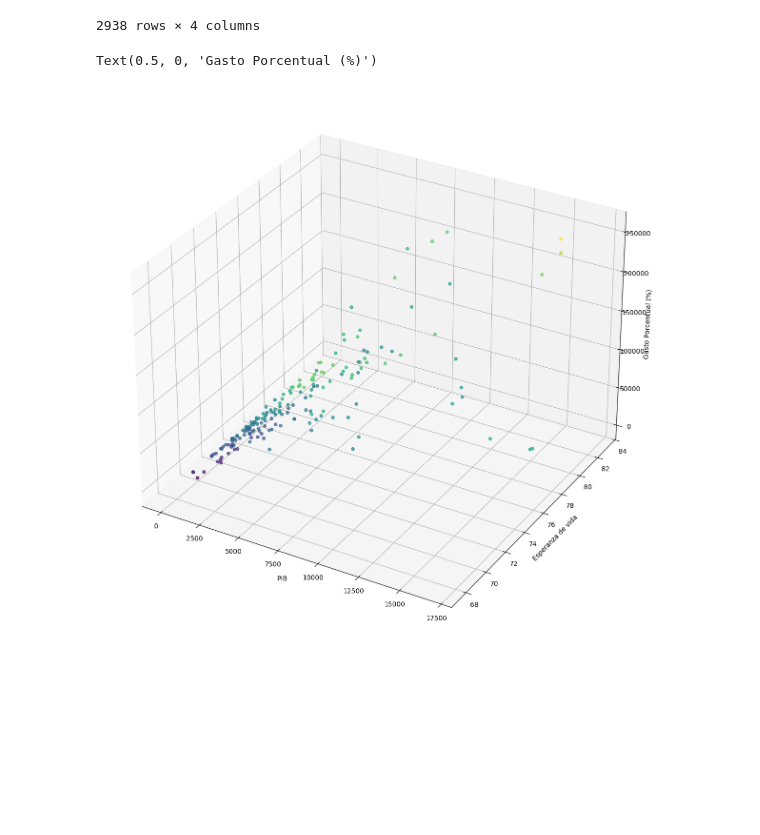
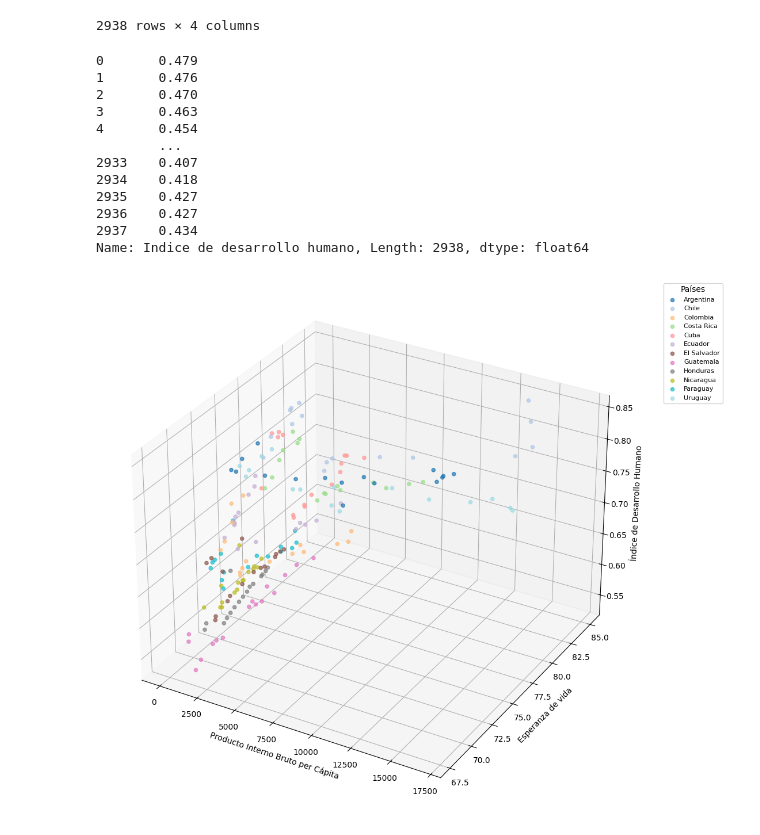
Before and after one commit to Korancito/LifeE.01.Coder, a Jupyter notebook: Nootebooks/Descriptivo.ipynb, the cells around one changed output. Cells and saved outputs as stored; diff of their text form; code cells hidden in the pictures; blank space fills up the shorter version.

```diff
--- a/Nootebooks/Descriptivo.ipynb
+++ b/Nootebooks/Descriptivo.ipynb
@@ -74,11 +75,11 @@ rename_columns = {
     'Total expenditure': 'Gasto total',
     'Diphtheria ': 'Difteria',
     ' HIV/AIDS': 'VIH/SIDA',
-    'GDP': 'PIB',
+    'GDP': 'PIBPC',
     'Population': 'Población',
     ' thinness  1-19 years': 'Delgadez 1-19 años',
     ' thinness 5-9 years': 'Delgadez 5-9 años',
-    'Income composition of resources': 'Composición de ingresos de recursos',
+    'Income composition of resources': 'Indice de desarrollo humano',
     'Schooling': 'Escolaridad'
 }
 # %% [markdown]
@@ -140,11 +141,11 @@ dfrenamed['IMC'] = imputer.fit_transform(dfrenamed[['IMC']])
 dfrenamed['Polio'] = imputer.fit_transform(dfrenamed[['Polio']])
 dfrenamed['Gasto total'] = imputer.fit_transform(dfrenamed[['Gasto total']])
 dfrenamed['Difteria'] = imputer.fit_transform(dfrenamed[['Difteria']])
-dfrenamed['PIB'] = imputer.fit_transform(dfrenamed[['PIB']])
+dfrenamed['PIBPC'] = imputer.fit_transform(dfrenamed[['PIBPC']])
 dfrenamed['Población'] = imputer.fit_transform(dfrenamed[['Población']])
 dfrenamed['Delgadez 1-19 años'] = imputer.fit_transform(dfrenamed[['Delgadez 1-19 años']])
 dfrenamed['Delgadez 5-9 años'] = imputer.fit_transform(dfrenamed[['Delgadez 5-9 años']])
-dfrenamed['Composición de ingresos de recursos'] = imputer.fit_transform(dfrenamed[['Composición de ingresos de recursos']])
+dfrenamed['Indice de desarrollo humano'] = imputer.fit_transform(dfrenamed[['Indice de desarrollo humano']])
 dfrenamed['Escolaridad'] = imputer.fit_transform(dfrenamed[['Escolaridad']])
 
 dfrenamed.isnull().sum()
@@ -234,20 +235,44 @@ dfrenamed[['País','Año','Mortalidad adulta', 'Adultas']]
 | 2936 | Zimbabwe | 2001 | 686.0 | True |
 | 2937 | Zimbabwe | 2000 | 665.0 | True |
 2938 rows × 4 columns
-# %%
-dfrenamed['Gasto porcentual (%)'] = dfrenamed['Gasto porcentual'] * 100
+# %%
+dfrenamed['Indice de desarrollo humano']
+# %% [output]
+0       0.479
+1       0.476
+2       0.470
+3       0.463
+4       0.454
+        ...
+2933    0.407
+2934    0.418
+2935    0.427
+2936    0.427
+2937    0.434
+Name: Indice de desarrollo humano, Length: 2938, dtype: float64
 # %%
-dffiltrado = dfrenamed[(dfrenamed['PIB'] > 0) & (dfrenamed['Latam']) & (dfrenamed['Gasto porcentual (%)']) & (dfrenamed[['PIB', 'Esperanza de vida']].notna().all(axis=1))]
 
-fig = plt.figure(figsize=(15,15))
+dffiltrado = dfrenamed[(dfrenamed['PIBPC'] > 0) & (dfrenamed['Latam']) & (dfrenamed[['PIBPC', 'Esperanza de vida','Indice de desarrollo humano']].notna().all(axis=1))]
+
+unique_paises = dffiltrado['País'].unique()
+colors = plt.get_cmap('tab20', len(unique_paises))
+
+color_map = {pais: colors(i) for i, pais in enumerate(unique_paises)}
+
+fig = plt.figure(figsize=(12,12))
 ax = fig.add_subplot(111, projection='3d')
 
-sc = ax.scatter(dffiltrado['PIB'], dffiltrado['Esperanza de vida'], dffiltrado['Gasto porcentual (%)'],
-                c=dffiltrado['Esperanza de vida'], cmap='viridis', marker='o', alpha=0.7)
+for pais in unique_paises:
+    df_pais = dffiltrado[dffiltrado['País'] == pais]
+    ax.scatter(df_pais['PIBPC'], df_pais['Esperanza de vida'], df_pais['Indice de desarrollo humano'],
+               color=color_map[pais], label=pais, marker='o', alpha=0.7)
 
-ax.set_xlabel('PIB')
+ax.set_xlabel('Producto Interno Bruto per Cápita')
 ax.set_ylabel('Esperanza de vida')
-ax.set_zlabel('Gasto Porcentual (%)')
+ax.set_zlabel('Índice de Desarrollo Humano')
+
+ax.legend(loc='upper left', bbox_to_anchor=(1.05, 1), title='Países', fontsize=8)
+
+plt.show()
 # %% [output]
-Text(0.5, 0, 'Gasto Porcentual (%)')
-[figure, old version]
+[figure, new version]
```
Also changed, not shown: parts of 4 cells of this notebook.
